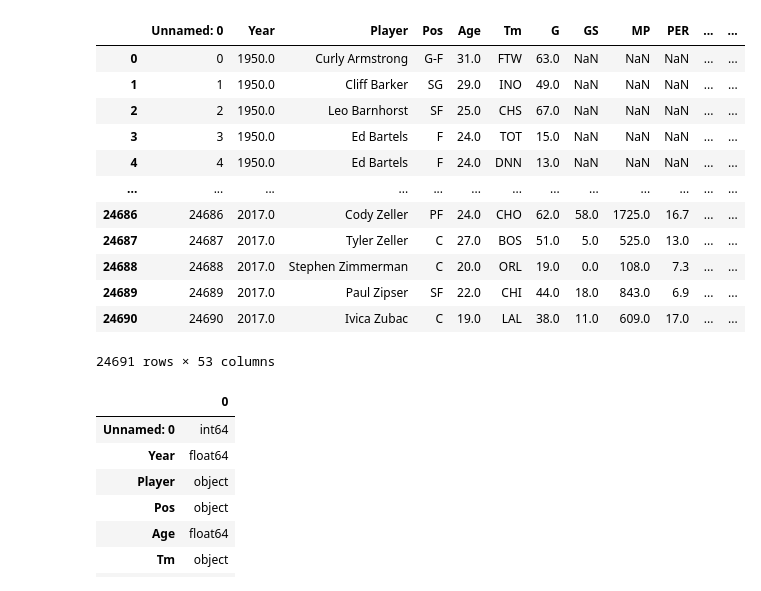
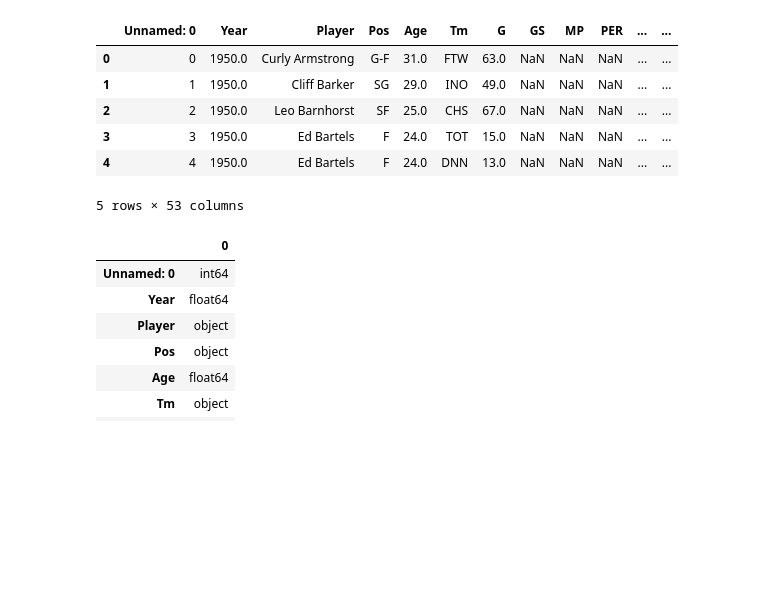
Before and after one commit to eiguzman/player-stat-predictor, a Jupyter notebook: CSE151AProject.ipynb, the cells around one changed output. Cells and saved outputs as stored; diff of their text form; code cells hidden in the pictures; blank space fills up the shorter version.

```diff
--- a/CSE151AProject.ipynb
+++ b/CSE151AProject.ipynb
@@ -10,20 +20,14 @@ import seaborn as sns
 # %%
 nbadf = pd.read_csv('CSE151AGroupProject/Seasons_Stats.csv')
-nbadf
+nbadf.head()
 # %% [output]
 |  | Unnamed: 0 | Year | Player | Pos | Age | Tm | G | GS | MP | PER | ... | ... |
 | 0 | 0 | 1950.0 | Curly Armstrong | G-F | 31.0 | FTW | 63.0 | NaN | NaN | NaN | ... | ... |
 | 1 | 1 | 1950.0 | Cliff Barker | SG | 29.0 | INO | 49.0 | NaN | NaN | NaN | ... | ... |
 | 2 | 2 | 1950.0 | Leo Barnhorst | SF | 25.0 | CHS | 67.0 | NaN | NaN | NaN | ... | ... |
 | 3 | 3 | 1950.0 | Ed Bartels | F | 24.0 | TOT | 15.0 | NaN | NaN | NaN | ... | ... |
 | 4 | 4 | 1950.0 | Ed Bartels | F | 24.0 | DNN | 13.0 | NaN | NaN | NaN | ... | ... |
-| ... | ... | ... | ... | ... | ... | ... | ... | ... | ... | ... | ... | ... |
-| 24686 | 24686 | 2017.0 | Cody Zeller | PF | 24.0 | CHO | 62.0 | 58.0 | 1725.0 | 16.7 | ... | ... |
-| 24687 | 24687 | 2017.0 | Tyler Zeller | C | 27.0 | BOS | 51.0 | 5.0 | 525.0 | 13.0 | ... | ... |
-| 24688 | 24688 | 2017.0 | Stephen Zimmerman | C | 20.0 | ORL | 19.0 | 0.0 | 108.0 | 7.3 | ... | ... |
-| 24689 | 24689 | 2017.0 | Paul Zipser | SF | 22.0 | CHI | 44.0 | 18.0 | 843.0 | 6.9 | ... | ... |
-| 24690 | 24690 | 2017.0 | Ivica Zubac | C | 19.0 | LAL | 38.0 | 11.0 | 609.0 | 17.0 | ... | ... |
-24691 rows × 53 columns
+5 rows × 53 columns
 # %%
 nbadf.dtypes
 # %% [output]
```
Also changed, not shown: parts of 11 cells of this notebook.
